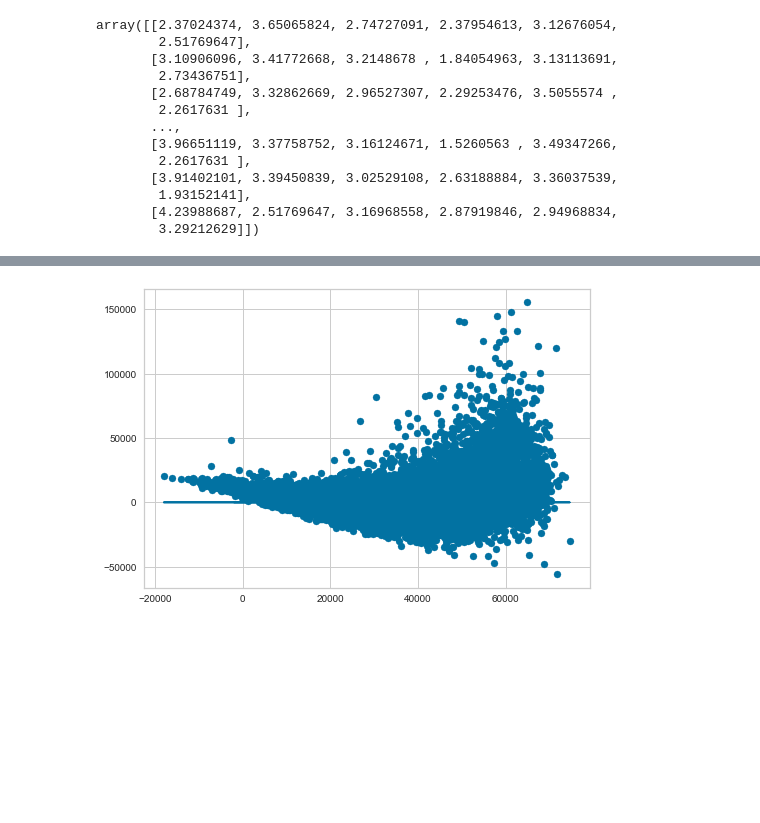
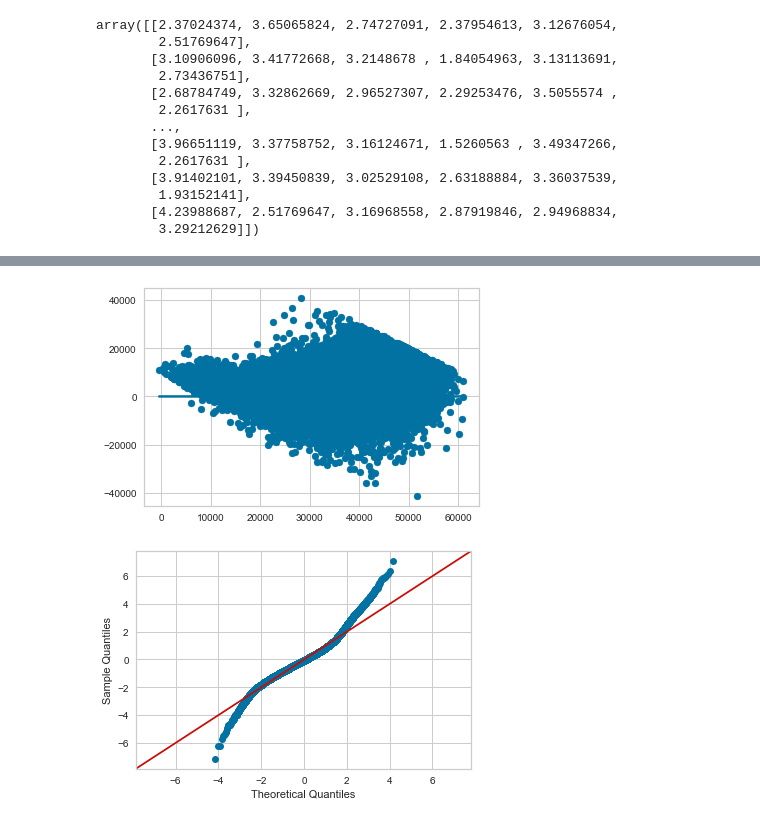
Before and after one commit to ChuckPryor/IncomePerCapita-Regression-Project, a Jupyter notebook: IncomePerCap.ipynb, the cells around one changed output, grey strips where cells are left out. Saved outputs shown, nothing was run; the diff lists cells and outputs as text; code cells hidden in the pictures; blank space fills up the shorter version.

```diff
--- a/IncomePerCap.ipynb
+++ b/IncomePerCap.ipynb
@@ -368,4 +483,6 @@ x_cols
  'Production']
+# %%
+x_cols = df_filtered.columns.tolist()
 # %%
 del x_cols[0]
 # %%
@@ -373,8 +490,8 @@ del x_cols[0]
 for col in x_cols:
     ## This is called standard scaling
     ## Here we don't have to do this but still it is a good practice
-    df1[col] = (df1[col] - df1[col].mean())/df1[col].std()
-df1.head()
+    df_filtered[col] = (df_filtered[col] - df_filtered[col].mean())/df_filtered[col].std()
+df_filtered.head()
 # %% [output]
 A value is trying to be set on a copy of a slice from a DataFrame.
 Try using .loc[row_indexer,col_indexer] = value instead
@@ -420,10 +538,10 @@ Requirement already satisfied: setuptools in /opt/anaconda3/envs/learn-env/lib/p
 # %% [markdown]
 Note about office
 # %%
-refined_cols = ['Poverty',
-        'Professional', 'Service','Construction', 'Office',
+refined_cols = ['Poverty','Office',
+        'Professional', 'Service','Construction',
        'Production']
-X = df[refined_cols]
+X = df_filtered[refined_cols]
 vif = [variance_inflation_factor(X.values, i) for i in range(X.shape[1])]
 list(zip(refined_cols, vif))
 # %% [output]
@@ -470,7 +586,7 @@ Warnings:
 strong multicollinearity or other numerical problems.
 # %%
-X = df[refined_cols]
-y = df['IncomePerCap']
+X = df_filtered[refined_cols]
+y = (df_filtered['IncomePerCap'])
 lm = LinearRegression()
 ## instantiate the selector object
 selector = RFE(lm, n_features_to_select=6 )
@@ -550,9 +675,13 @@ Name: IncomePerCap, Length: 72718, dtype: float64
 # %%
 plt.scatter(y_predict, residuals)
-plt.plot(y_predict, [0 for i in range(len(df))])
+plt.plot(y_predict, [0 for i in range(len(df_filtered))])
 plt.show()
 # %% [output]
-[figure, old version]
+[figure, new version]
+# %%
+fig = sm.graphics.qqplot(residuals, dist=stats.norm, line='45', fit=True)
+# %% [output]
+[figure, added]
 # %%
 from yellowbrick.regressor import ResidualsPlot
 from sklearn.linear_model import LinearRegression
```
Also changed, not shown: parts of 54 cells of this notebook.
